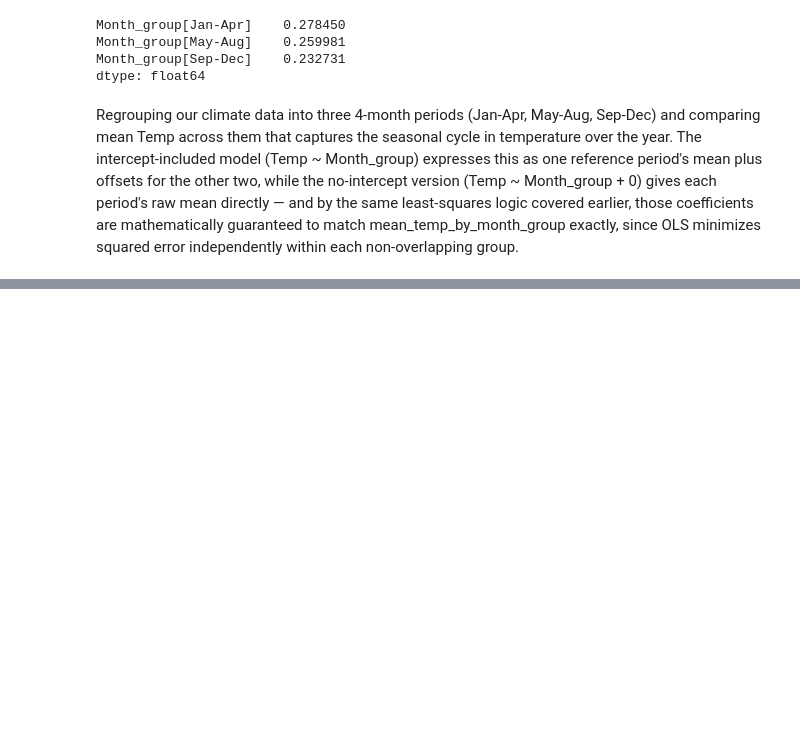
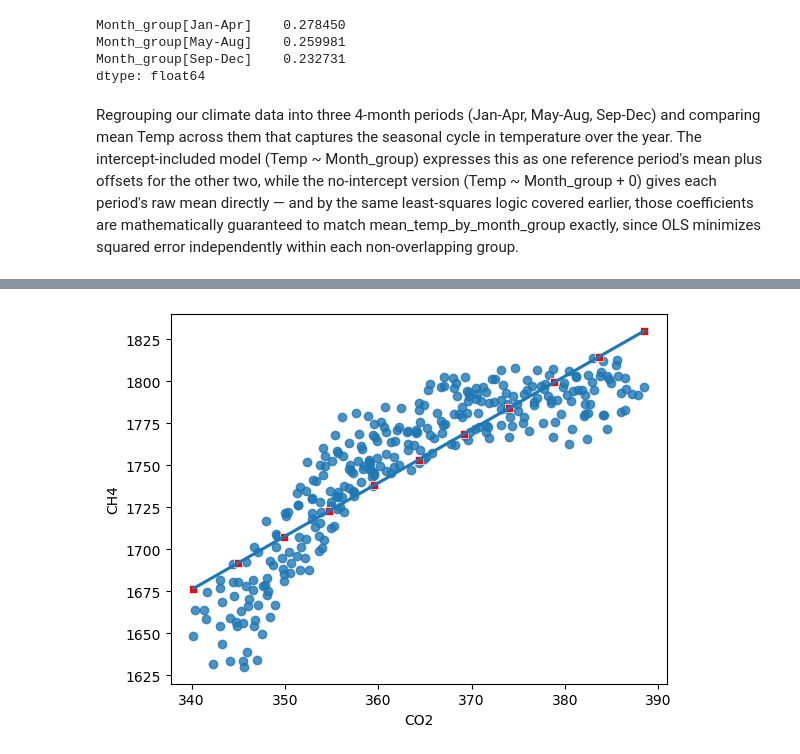
Before and after one commit to saalssall/Statistics_In_Python, a Jupyter notebook: Regression_statsmodel_1.ipynb, the cells around one changed output, grey strips where cells are left out. Cells and saved outputs as stored; diff of their text form; code cells hidden in the pictures; blank space fills up the shorter version.

Commit message:
Add CH4~CO2 regression: fit, predict, and visualize with prediction overlay

```diff
--- a/Regression_statsmodel_1.ipynb
+++ b/Regression_statsmodel_1.ipynb
@@ -119,0 +146,14 @@ Regrouping our climate data into three 4-month periods (Jan-Apr, May-Aug, Sep-De
+# %%
+# Fit model regressing CH4 on CO2
+mdl_ch4_vs_co2 = ols("CH4 ~ CO2", data=climate_df).fit()
+print(mdl_ch4_vs_co2.params)
+
+# Create a realistic range of CO2 values based on actual data
+explanatory_data = pd.DataFrame({'CO2': np.linspace(climate_df['CO2'].min(), climate_df['CO2'].max(), 11)})
+
+# Predict CH4 for these CO2 values
+CH4 = mdl_ch4_vs_co2.predict(explanatory_data)
+
+# Attach predictions to the explanatory CO2 values
+prediction_data = explanatory_data.assign(CH4=CH4)
+print(prediction_data)
@@ -119,0 +176,8 @@ Regrouping our climate data into three 4-month periods (Jan-Apr, May-Aug, Sep-De
+# %%
+# Plot actual CH4 vs CO2 with regression line, then overlay predicted points in red
+fig = plt.figure()
+sns.regplot(x="CO2", y="CH4", data=climate_df, ci=None)
+sns.scatterplot(x='CO2', y='CH4', data=prediction_data, color='red', marker='s')
+plt.show()
+# %% [output]
+[figure, added]
```
Also changed, not shown: parts of 3 cells of this notebook.
